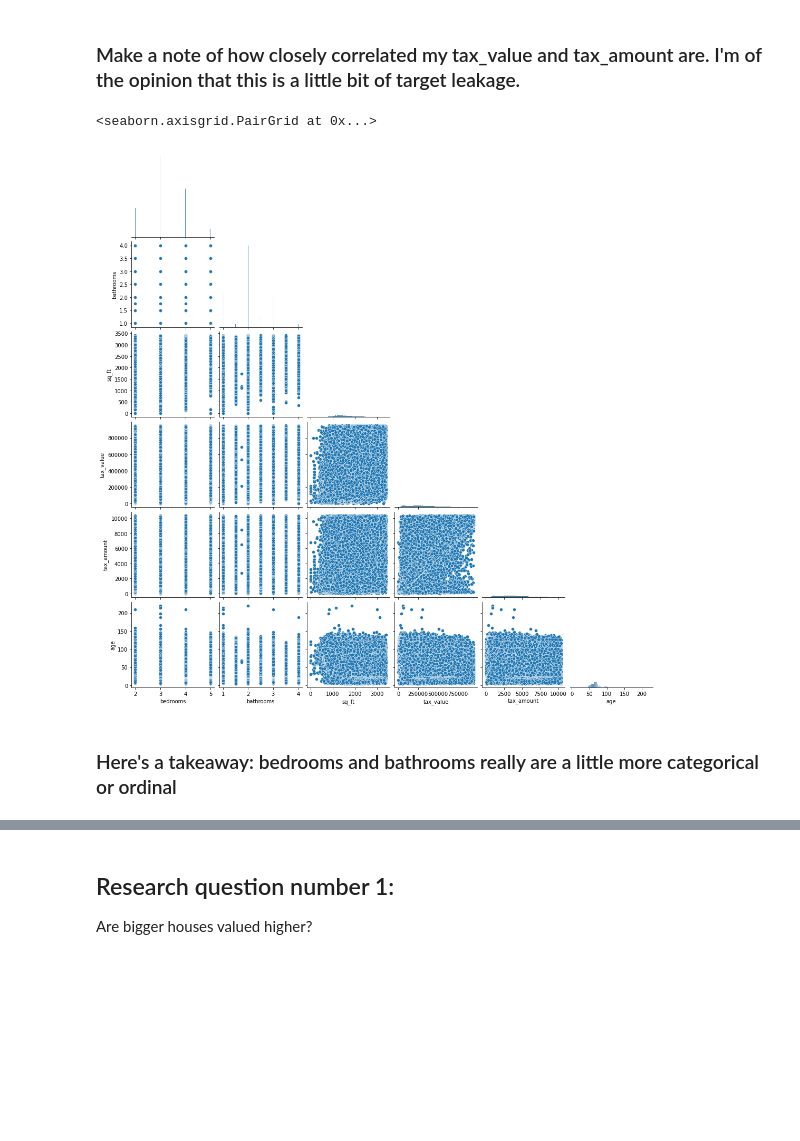
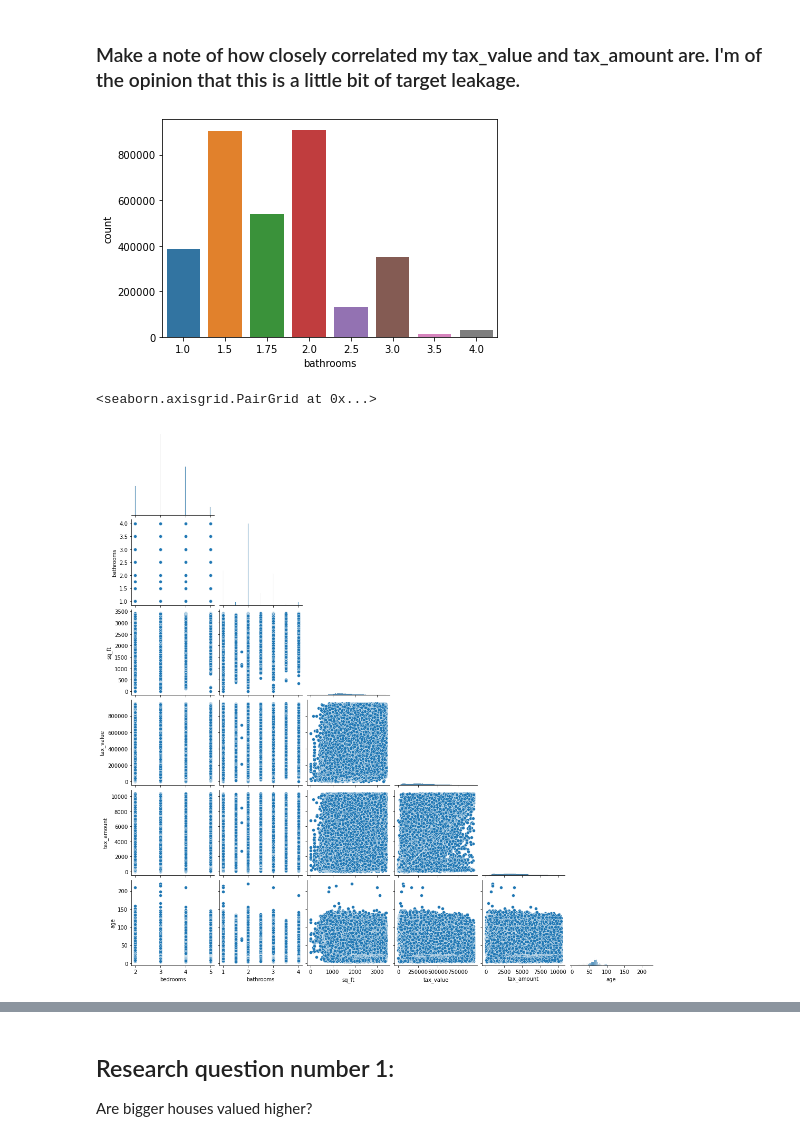
Before and after one commit to brianclements03/regression_exercises, a Jupyter notebook: explore_zillow.ipynb, the cells around one changed output, grey strips where cells are left out. Saved outputs shown, nothing was run; the diff lists cells and outputs as text; code cells hidden in the pictures; blank space fills up the shorter version.

```diff
--- a/explore_zillow.ipynb
+++ b/explore_zillow.ipynb
@@ -224,12 +227,13 @@ sns.heatmap(zillow_corr, cmap='Purples', annot=True, linewidth=0.5, mask= np.tri
 # %% [markdown]
 ### Make a note of how closely correlated my tax_value and tax_amount are.  I'm of the opinion that this is a little bit of target leakage.
 # %%
-# takes infinity to run, am i coding it right?
-#sns.countplot(x=zillow.tax_value,data=zillow)
+disc_vars = ['bedrooms','bathrooms']
+for var in disc_vars:
+    sns.countplot(x=var,data=zillow)
+# %% [output]
+[figure, added]
-# %%
-sns.pairplot(data=zillow.drop(columns=['county']),corner=True)
-# %% [output]
-<seaborn.axisgrid.PairGrid at 0x...>
-[figure, removed]
-# %% [markdown]
-### Here's a takeaway: bedrooms and bathrooms really are a little more categorical or ordinal
+# %%
+sns.pairplot(data=zillow,corner=True)
+# %% [output]
+<seaborn.axisgrid.PairGrid at 0x...>
+[figure, added]
```
Also changed, not shown: parts of 25 cells of this notebook, 5 other files.
